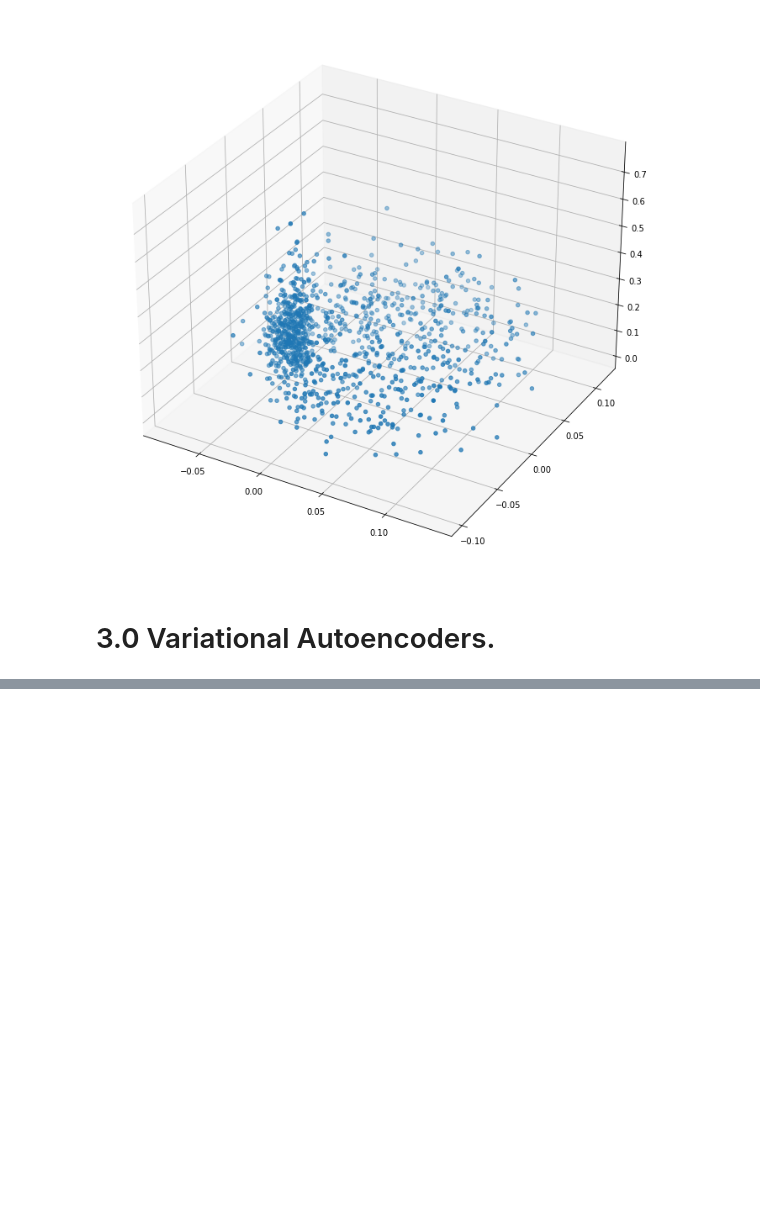
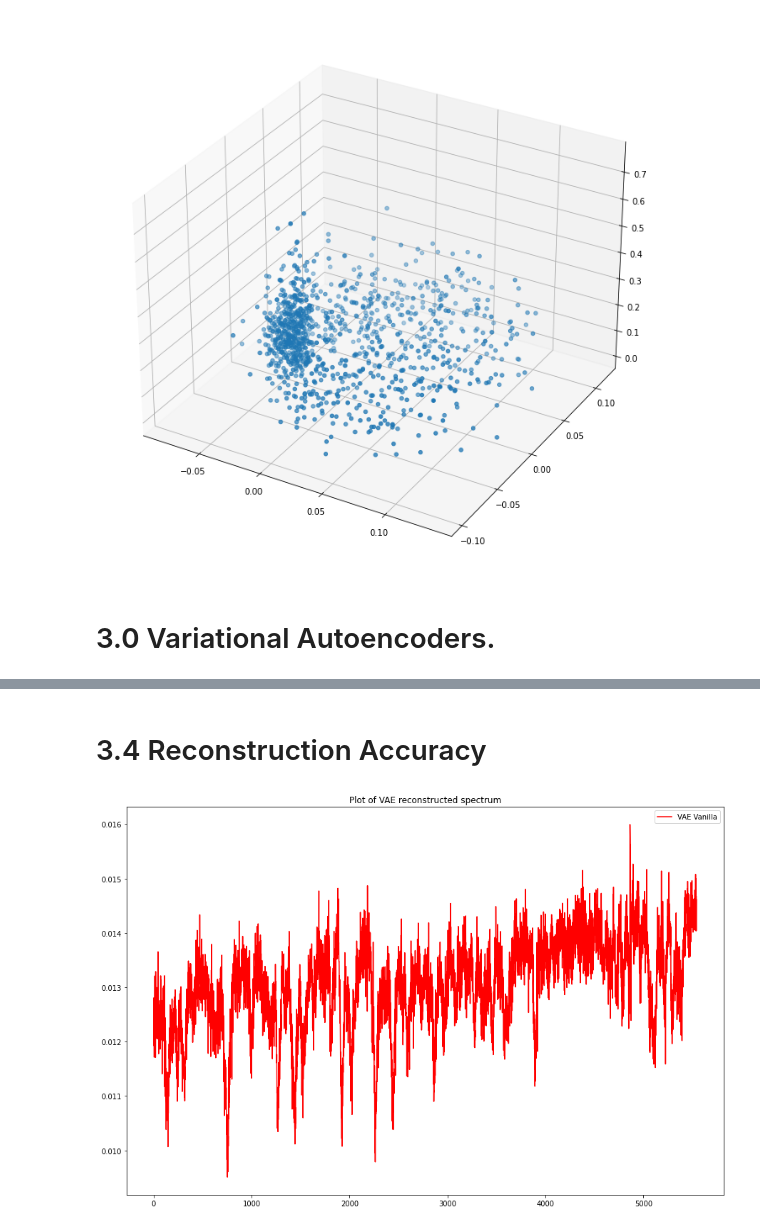
Before and after one commit to ocallam6/GES, a Jupyter notebook: Analysis/hr10_pca.ipynb, the cells around one changed output, grey strips where cells are left out. Saved outputs shown, nothing was run; the diff lists cells and outputs as text; code cells hidden in the pictures; blank space fills up the shorter version.

```diff
--- a/Analysis/hr10_pca.ipynb
+++ b/Analysis/hr10_pca.ipynb
@@ -262,9 +291,5 @@ import torch.nn.functional as F
 from torch.optim import Adam
 from torch.utils.data import DataLoader
 
-cuda = False
-DEVICE = torch.device("cuda" if cuda else "cpu")
 
-batch_size = 100
-lr = 1e-3
-epochs = 30
+DEVICE = torch.device("cuda" if torch.cuda.is_available() else "cpu")
@@ -272,0 +314,2 @@ vae_spec=DataLoader(pca.learning_spectra,batch_size=batch_size)
+# %%
+zdim=30
@@ -273,6 +318,6 @@ vae_spec=DataLoader(pca.learning_spectra,batch_size=batch_size)
 # %%
-zdim=2
-encoder = Encoder(input_dim=vae_spec.shape[1], hidden_dim=2, z_dim=zdim)
-decoder = Decoder(output_dim=vae_spec.shape[1], hidden_dim = 2, z_dim=zdim)
 
+encoder = Encoder(input_dim=pca.learning_spectra.shape[1], hidden_dim=100, z_dim=zdim)
+decoder = Decoder(output_dim=pca.learning_spectra.shape[1], hidden_dim = 100, z_dim=zdim)
 model = VAE(Encoder=encoder, Decoder=decoder).to(DEVICE)
+optimizer=Adam(model.parameters(),lr=lr)
@@ -331,0 +348,15 @@ NotImplementedError:
+# %% [markdown]
+# 3.4 Reconstruction Accuracy
+# %%
+model.eval()
+x_recon=model(torch.tensor(pca.learning_spectra))[0].detach().numpy()
+# %%
+plt.figure(figsize=(15,10))
+plt.plot(x_recon[0],label='VAE Vanilla',color='r')
+
+
+plt.legend()
+plt.title('Plot of VAE reconstructed spectrum')
+plt.show()
+# %% [output]
+[figure, added]
```
Also changed, not shown: parts of 22 cells of this notebook, 3 other files.
